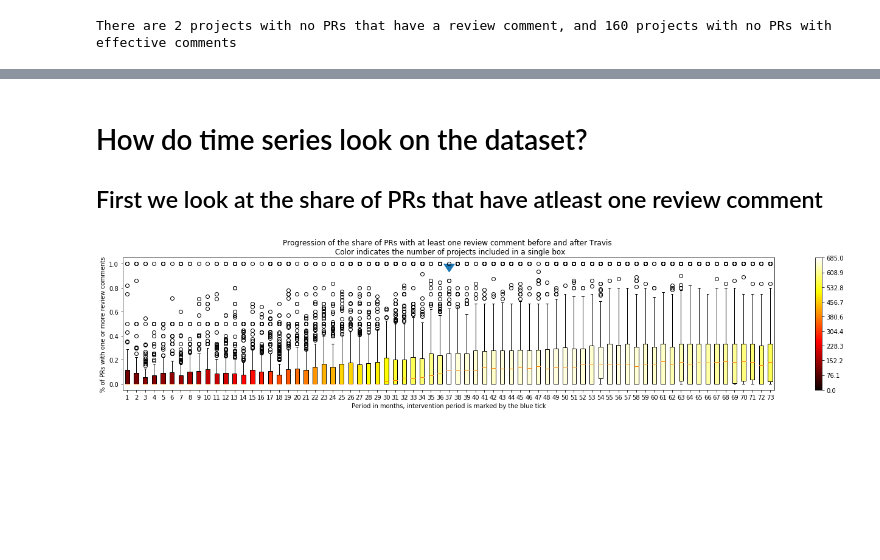
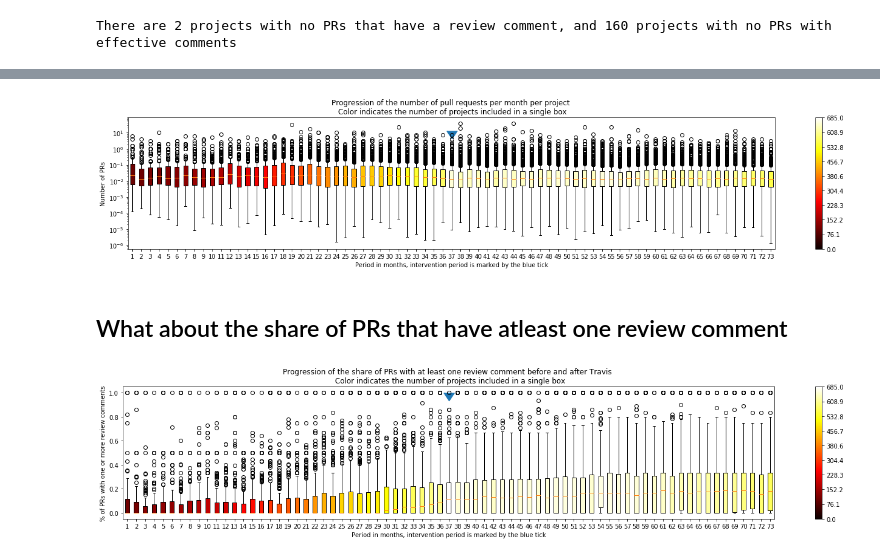
Before and after one commit to TheDutchDevil/code_reviews, a Jupyter notebook: analysis/first_travis_build.ipynb, the cells around one changed output, grey strips where cells are left out. Saved outputs shown, nothing was run; the diff lists cells and outputs as text; code cells hidden in the pictures; blank space fills up the shorter version.

Commit message:
Backup of the notebooks, and addition of a datafile that contains all travis mentions in discussion comments

```diff
--- a/analysis/first_travis_build.ipynb
+++ b/analysis/first_travis_build.ipynb
@@ -192,7 +277,41 @@ There are 2 projects with no PRs that have a review comment, and 160 projects wi
+# %%
+import matplotlib.cm as cm
+import numpy as np
+import matplotlib as mpl
+
+take_before = 36
+take_after = 36
+
+intervention = take_before + 1
+
+data = before_periods[-take_before:] + [intervention_period] + after_periods[:take_after]
+
+plt.figure(figsize=(24,4))
+
+boxplots = plt.boxplot(data, patch_artist=True)
+
+plt.scatter([intervention], [max(intervention_period) + 6], marker=11, s=[300])
+
+colors = [cm.hot(len(item) / len(projects)) for item in data]
+
+for patch, color in zip(boxplots['boxes'], colors):
+    patch.set_facecolor(color)
+
+norm = mpl.colors.Normalize(vmin=0,vmax=len(projects))
+sm = plt.cm.ScalarMappable(cmap=cm.hot, norm=norm)
+sm.set_array(colors)
+plt.colorbar(sm, ticks=np.linspace(start = 0, stop = len(projects), num=10))
+
+plt.title("Progression of the number of pull requests per month per project \n Color indicates the number of projects included in a single box")
+plt.xlabel("Period in months, intervention period is marked by the blue tick")
+plt.ylabel("Number of PRs")
+plt.yscale("log")
+
+plt.show()
+# %% [output]
+[figure, added]
 # %% [markdown]
-# How do time series look on the dataset?
-
-## First we look at the share of PRs that have atleast one review comment
+## What about the share of PRs that have atleast one review comment
 # %%
 from datetime import datetime, timedelta
 
```
Also changed, not shown: parts of 2 cells of this notebook, 7 other files.
